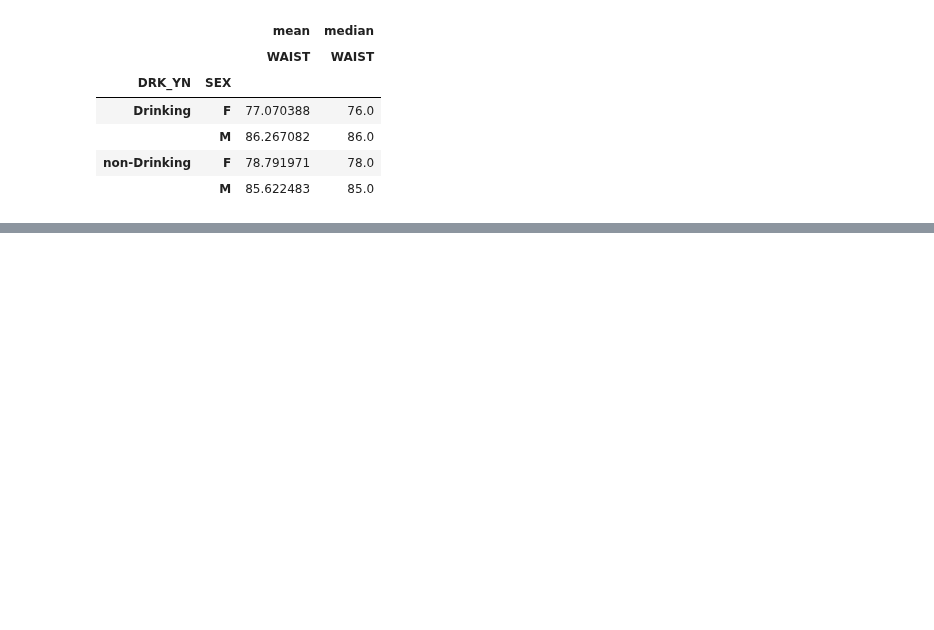
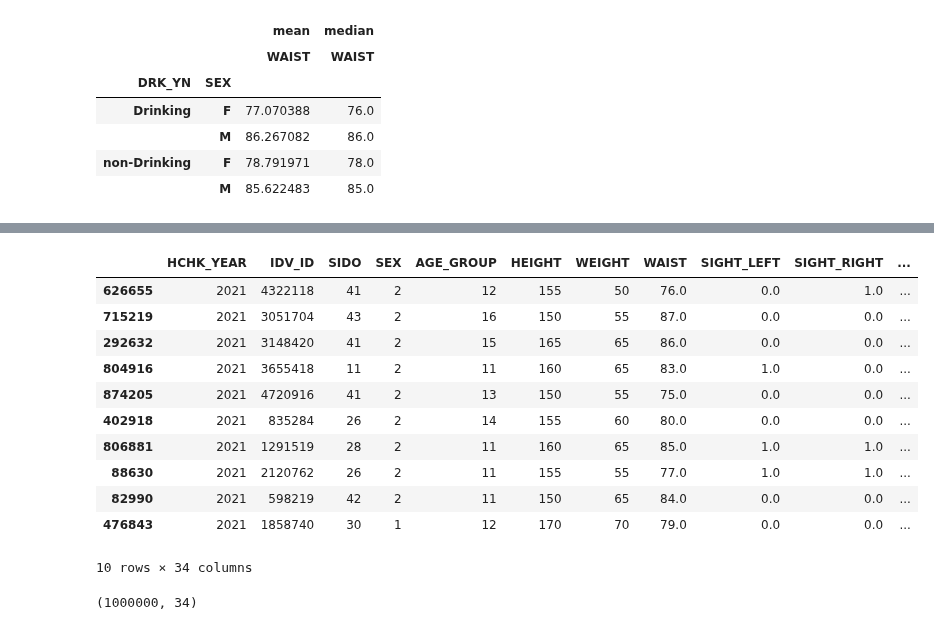
Before and after one commit to layla-focalors/AColab_Github_data_processing, a Jupyter notebook: HealthCare_Anayize.ipynb, the cells around one changed output, grey strips where cells are left out. Cells and saved outputs as stored; diff of their text form; code cells hidden in the pictures; blank space fills up the shorter version.

```diff
--- a/HealthCare_Anayize.ipynb
+++ b/HealthCare_Anayize.ipynb
@@ -406,0 +429,21 @@ df.pivot_table(index=['DRK_YN', 'SEX'], aggfunc=['mean','median'], values='WAIST
+# %%
+# 데이터 초기로 불러오기
+df = pd.read_csv('./data/heathcare/health.csv')
+df.sample(10)
+# %% [output]
+|  | HCHK_YEAR | IDV_ID | SIDO | SEX | AGE_GROUP | HEIGHT | WEIGHT | WAIST | SIGHT_LEFT | SIGHT_RIGHT | ... |
+| 626655 | 2021 | 4322118 | 41 | 2 | 12 | 155 | 50 | 76.0 | 0.0 | 1.0 | ... |
+| 715219 | 2021 | 3051704 | 43 | 2 | 16 | 150 | 55 | 87.0 | 0.0 | 0.0 | ... |
+| 292632 | 2021 | 3148420 | 41 | 2 | 15 | 165 | 65 | 86.0 | 0.0 | 0.0 | ... |
+| 804916 | 2021 | 3655418 | 11 | 2 | 11 | 160 | 65 | 83.0 | 1.0 | 0.0 | ... |
+| 874205 | 2021 | 4720916 | 41 | 2 | 13 | 150 | 55 | 75.0 | 0.0 | 0.0 | ... |
+| 402918 | 2021 | 835284 | 26 | 2 | 14 | 155 | 60 | 80.0 | 0.0 | 0.0 | ... |
+| 806881 | 2021 | 1291519 | 28 | 2 | 11 | 160 | 65 | 85.0 | 1.0 | 1.0 | ... |
+| 88630 | 2021 | 2120762 | 26 | 2 | 11 | 155 | 55 | 77.0 | 1.0 | 1.0 | ... |
+| 82990 | 2021 | 598219 | 42 | 2 | 11 | 150 | 65 | 84.0 | 0.0 | 0.0 | ... |
+| 476843 | 2021 | 1858740 | 30 | 1 | 12 | 170 | 70 | 79.0 | 0.0 | 0.0 | ... |
+10 rows × 34 columns
+# %%
+df.shape
+# %% [output]
+(1000000, 34)
```
Also changed, not shown: parts of 9 cells of this notebook.
